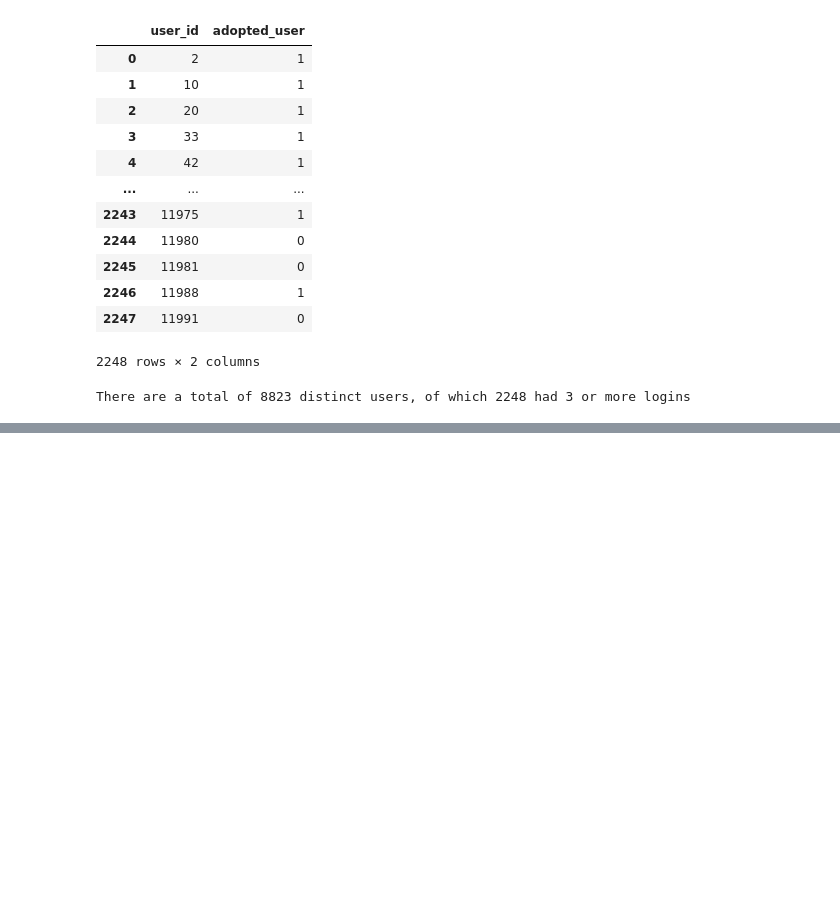
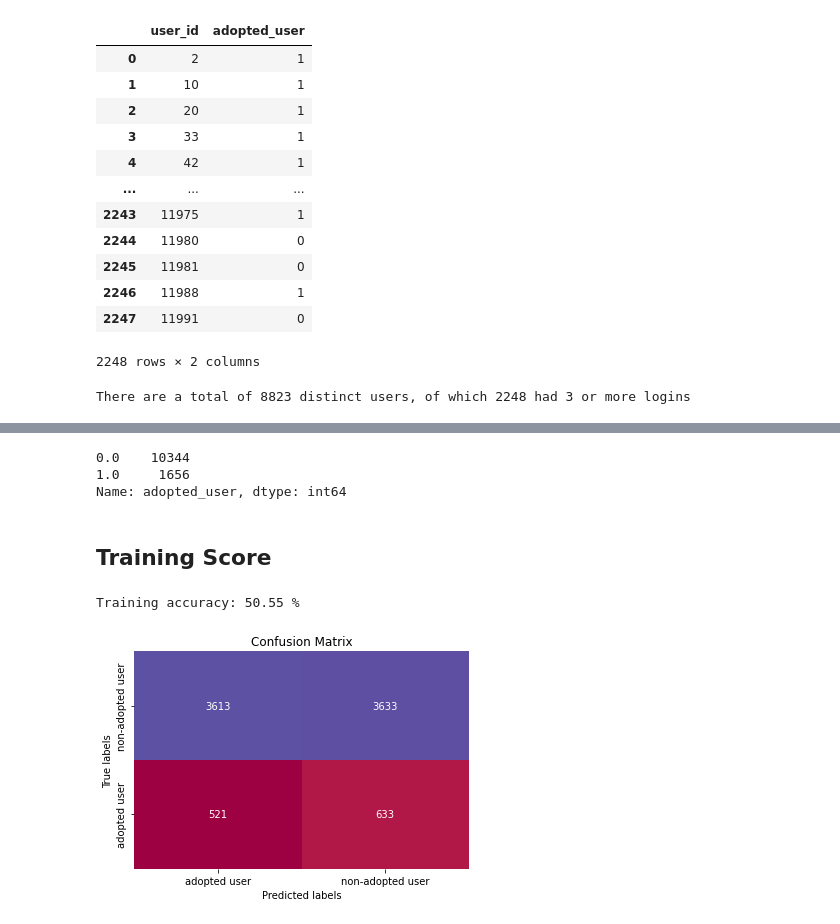
Before and after one commit to melissavhan/Springboard, a Jupyter notebook: Take Home assignment #2.ipynb, the cells around one changed output, grey strips where cells are left out. Saved outputs shown, nothing was run; the diff lists cells and outputs as text; code cells hidden in the pictures; blank space fills up the shorter version.

```diff
--- a/Take Home assignment #2.ipynb
+++ b/Take Home assignment #2.ipynb
@@ -264,0 +296,3 @@ df_merged_all_users.groupby(by='adopted_user').mean()
+# %%
+# Create a column to represent orgs that are considered big (have user counts greater than 50)
+df_merged_all_users['is_big_org'] = np.where(df_merged_all_users['org_id'].isin(top_orgs_index),1,0)
@@ -264,0 +319,6 @@ df_merged_all_users.groupby(by='adopted_user').mean()
+# %%
+X = df_merged_all_users[['creation_time_days', 'opted_in_to_mailing_list',
+       'enabled_for_marketing_drip','creation_time_dow',
+       'GUEST_INVITE', 'ORG_INVITE', 'PERSONAL_PROJECTS', 'SIGNUP',
+       'SIGNUP_GOOGLE_AUTH', 'last_session_creation_referral_id','is_big_org']]
+y = df_merged_all_users['adopted_user']
@@ -264,0 +340,6 @@ df_merged_all_users.groupby(by='adopted_user').mean()
+# %%
+# Assign index and column names back
+X_train.index = X_train_index
+X_test.index = X_test_index
+X_train.columns = X_train_columns
+X_test.columns = X_train_columns
@@ -264,0 +361,42 @@ df_merged_all_users.groupby(by='adopted_user').mean()
+# %%
+# Check the magnitude of the class imbalance - class_weight will need to be adjusted
+df_merged['adopted_user'].value_counts()
+# %% [output]
+0.0    10344
+1.0     1656
+Name: adopted_user, dtype: int64
+# %%
+
+sgd = LogisticRegression(class_weight='balanced')
+parameters = [
+    {'C':[0.00001, 0.0001, 0.0005, 0.001, 0.005]},
+    {'max_iter': [1000,5000]},
+]
+
+cv = GridSearchCV(estimator = sgd,
+                           param_grid = parameters,
+                           scoring = 'precision',
+                           cv = 5,
+                           verbose=0)
+
+cv.fit(X_train.values, y_train)
+model = cv.best_estimator_
+# %% [markdown]
+## Training Score
+# %%
+y_train_hat = model.predict(X_train)
+
+train_accuracy = accuracy_score(y_train, y_train_hat)*100
+
+# Plot confusion matrix
+ax = sns.heatmap(confusion_matrix(y_train, y_train_hat), annot=True, fmt='g', cbar=False, cmap="Spectral")
+ax.set_xlabel('Predicted labels')
+ax.set_ylabel('True labels')
+ax.set_title('Confusion Matrix')
+ax.xaxis.set_ticklabels(['adopted user', 'non-adopted user'])
+ax.yaxis.set_ticklabels(['non-adopted user', 'adopted user'])
+
+print('Training accuracy: %.2f %%' % train_accuracy)
+# %% [output]
+Training accuracy: 50.55 %
+[figure, added]
```
Also changed, not shown: parts of 26 cells of this notebook.
